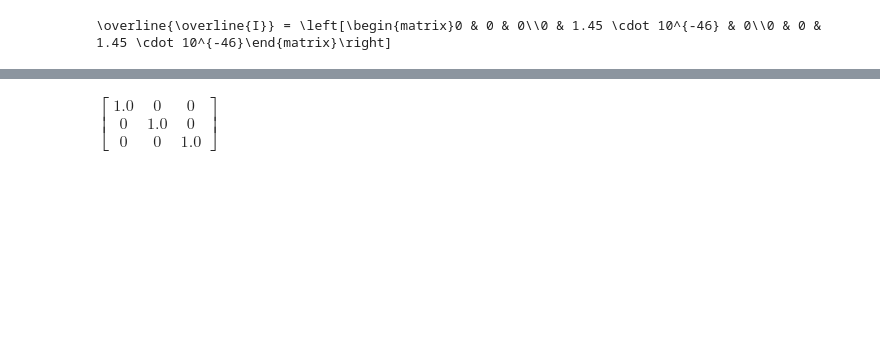
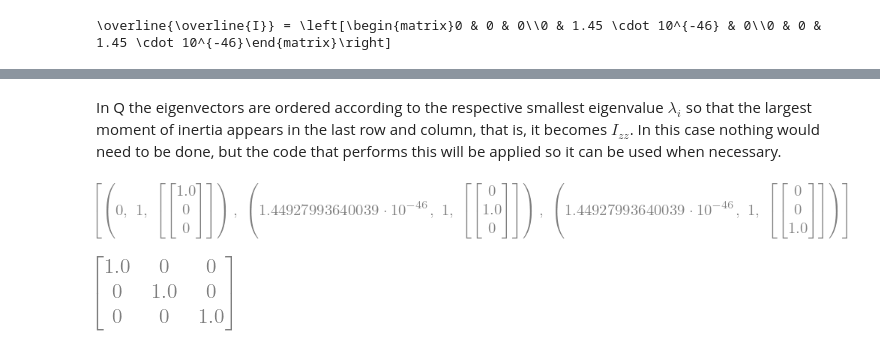
Before and after one commit to unlam/ComputationalAnalyticalMechanics, a Jupyter notebook: 08InertiaTensor/carbonMonoxide_inertiaTensor.ipynb, the cells around one changed output, grey strips where cells are left out. Saved outputs shown, nothing was run; the diff lists cells and outputs as text; code cells hidden in the pictures; blank space fills up the shorter version.

```diff
--- a/08InertiaTensor/carbonMonoxide_inertiaTensor.ipynb
+++ b/08InertiaTensor/carbonMonoxide_inertiaTensor.ipynb
@@ -237,8 +226,16 @@ $\displaystyle \left[ \left( 0, \  1, \  \left[ \left[\begin{matrix}1.0\\0\\0\en
+# %% [markdown]
+In Q the eigenvectors are ordered according to the respective smallest eigenvalue $\lambda_i$ so that the largest moment of inertia appears in the last row and column, that is, it becomes $I_{zz}$.
+In this case nothing would need to be done, but the code that performs this will be applied so it can be used when necessary.
+# %%
+eigenvectors = sorted(eigenvectors, key=lambda x: x[0]) # orders in ascending order
+eigenvectors
+# %% [output]
+[figure, added]
 # %%
-Q = sm.Matrix.hstack(*[autovectores[i][2][0] for i in range(3)]) # autovectores como columnas
+Q = sm.Matrix.hstack(*[eigenvectors[i][2][0] for i in range(3)]) # eigenvectors as columns
 Q
 # %% [output]
-$\displaystyle \left[\begin{matrix}1.0 & 0 & 0\\0 & 1.0 & 0\\0 & 0 & 1.0\end{matrix}\right]$
+[figure, added]
 # %%
 lambda_tensor = sm.Eq(
   Iik_cm.lhs,
```
Also changed, not shown: parts of 44 cells of this notebook, 4 other files.
